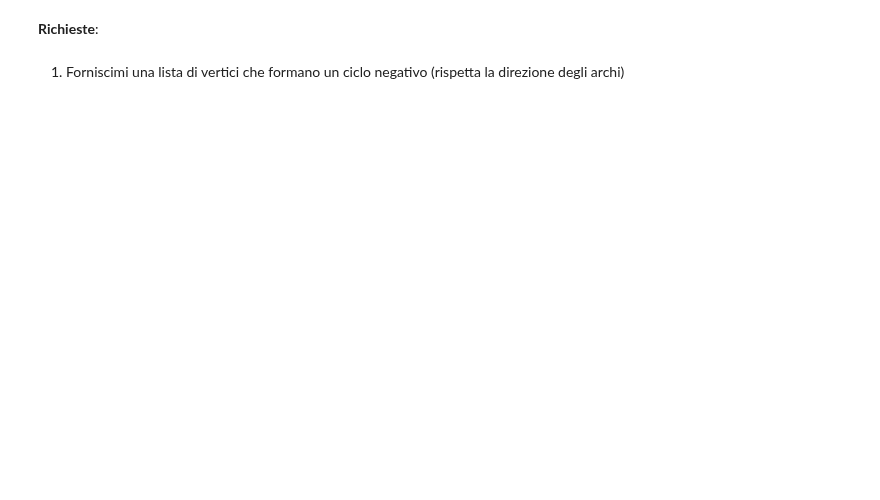
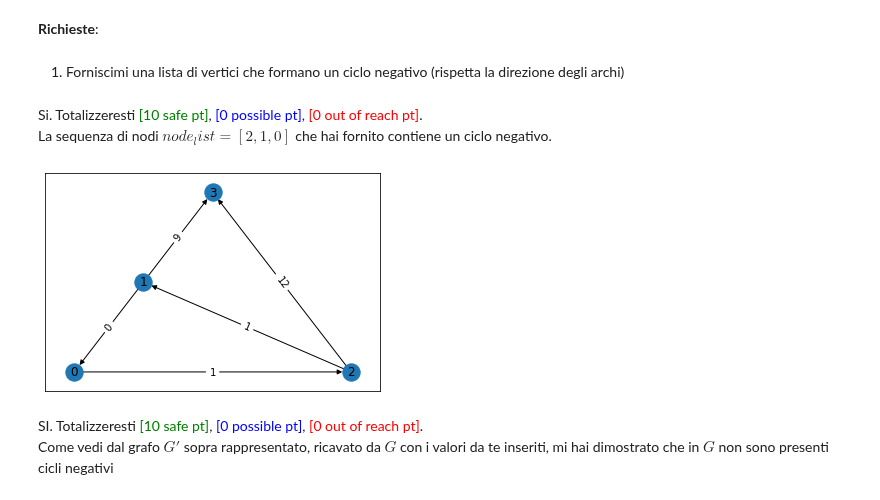
Before and after one commit to romeorizzi/eduexams, a Jupyter notebook: Notebook_nonApplet/cicli.ipynb, the cells around one changed output. Saved outputs shown, nothing was run; the diff lists cells and outputs as text; code cells hidden in the pictures; blank space fills up the shorter version.

Commit message:
Sistemati return output

```diff
--- a/Notebook_nonApplet/cicli.ipynb
+++ b/Notebook_nonApplet/cicli.ipynb
@@ -6,4 +8,13 @@ import matplotlib.pyplot as plt
 # %%
+def evaluation_format(answ, pt_green,pt_red):
+    pt_blue=0
+    if pt_green!=0:
+        pt_blue=pt_red-pt_green
+        pt_red=0
+    return f"{answ}. Totalizzeresti <span style='color:green'>[{pt_green} safe pt]</span>, \
+                                    <span style='color:blue'>[{pt_blue} possible pt]</span>, \
+                                    <span style='color:red'>[{pt_red} out of reach pt]</span>.<br>"
+
 def visualizza(grafo):
     #layout grafo
     pos=nx.planar_layout(grafo)
@@ -14,7 +25,6 @@ def visualizza(grafo):
     nx.draw_networkx_edges(grafo, pos)
     labels = nx.get_edge_attributes(grafo,'w')
     nx.draw_networkx_edge_labels(grafo,pos,edge_labels=labels)
-
     plt.show()
 
 def verifica_ciclo_negativo(grafo,node_list):
@@ -25,23 +35,23 @@ def verifica_ciclo_negativo(grafo,node_list):
             check += G[node_list[i-1]][node_list[i]]['w']
         check += G[node_list[n-1]][node_list[0]]['w']
         if check < 0:
-            return "Si, hai trovato un ciclo negativo"
+            return  evaluation_format("Si", 10, 10)+f"La sequenza di nodi $node_list={node_list}$ che hai fornito contiene un ciclo negativo."
         else:
-            return "No, il tuo certificato non è un ciclo negativo"
+            evaluation_format("No", 0, 10)+f"La sequenza di nodi $node_list={node_list}$ che hai fornito NON contiene un ciclo negativo."
     except:
-        return "Non hai inserito un ciclo"
+        return evaluation_format("No", 0, 10)+f"La sequenza di nodi $node_list={node_list}$ che hai fornito non forma un ciclo nel grafo"
 
 def verifica_presenza_solo_cicli_positivi(grafo, pesi_nodi):
     if len(pesi_nodi)!=len(grafo.nodes):
-        return "Stai attento al numero di nodi nella lista"
+        return evaluation_format("No", 0, 10)+f"La lista che hai fornito dà un peso a ${len(pesi_nodi)}$ nodi, mentre i nodi nel grafo sono ${len(grafo.nodes)}$"
     G=copy.deepcopy(grafo)
     for (u,v) in G.edges:
         G[u][v]['w'] = G[u][v]['w'] - pesi_nodi[v] + pesi_nodi[u]
-    #visualizza(G)
+    visualizza(G)
     for (u,v) in G.edges:
         if G[u][v]['w'] < 0:
-            return "Non hai inserito un certificato valido, c'è un ciclo negativo"
-    return "OK"
+            return evaluation_format("No", 0, 10)+f"Come vedi dal grafo $G'$ sopra rappresentato, ricavato da $G$ con i valori da te inseriti, compare ancora un ciclo negativo"
+    return evaluation_format("SI", 10, 10)+f"Come vedi dal grafo $G'$ sopra rappresentato, ricavato da $G$ con i valori da te inseriti, mi hai dimostrato che in $G$ non sono presenti cicli negativi"
 # %%
 #grafo ciclo negativo
 nodes=[0,1,2,3]
@@ -87,11 +95,14 @@ __Richieste__:
 
 ciclo_neg=[2,1,0]
 display(Markdown(verifica_ciclo_negativo(G,ciclo_neg)))
+# %% [output]
+Si. Totalizzeresti <span style='color:green'>[10 safe pt]</span>,                                     <span style='color:blue'>[0 possible pt]</span>,                                     <span style='color:red'>[0 out of reach pt]</span>.<br>La sequenza di nodi $node_list=[2, 1, 0]$ che hai fornito contiene un ciclo negativo.
 # %%
 # Certificato di no, fornire peso che fa si che tutti gli archi abbiano un peso positivo
 # i nodi vanno da 1 a n-1, mettimi il valore da sommare per far si di farmi vedere che tutti i cicli sono positivi
 
-
-
-pesi_nodi=[0,6,0,0,0, 0]
-verifica_presenza_solo_cicli_positivi(G,pesi_nodi)
+pesi_nodi=[12,8,10,0]
+display(Markdown(verifica_presenza_solo_cicli_positivi(H,pesi_nodi)))
+# %% [output]
+[figure, added]
+SI. Totalizzeresti <span style='color:green'>[10 safe pt]</span>,                                     <span style='color:blue'>[0 possible pt]</span>,                                     <span style='color:red'>[0 out of reach pt]</span>.<br>Come vedi dal grafo $G'$ sopra rappresentato, ricavato da $G$ con i valori da te inseriti, mi hai dimostrato che in $G$ non sono presenti cicli negativi
```
Also changed, not shown: parts of 5 cells of this notebook.
